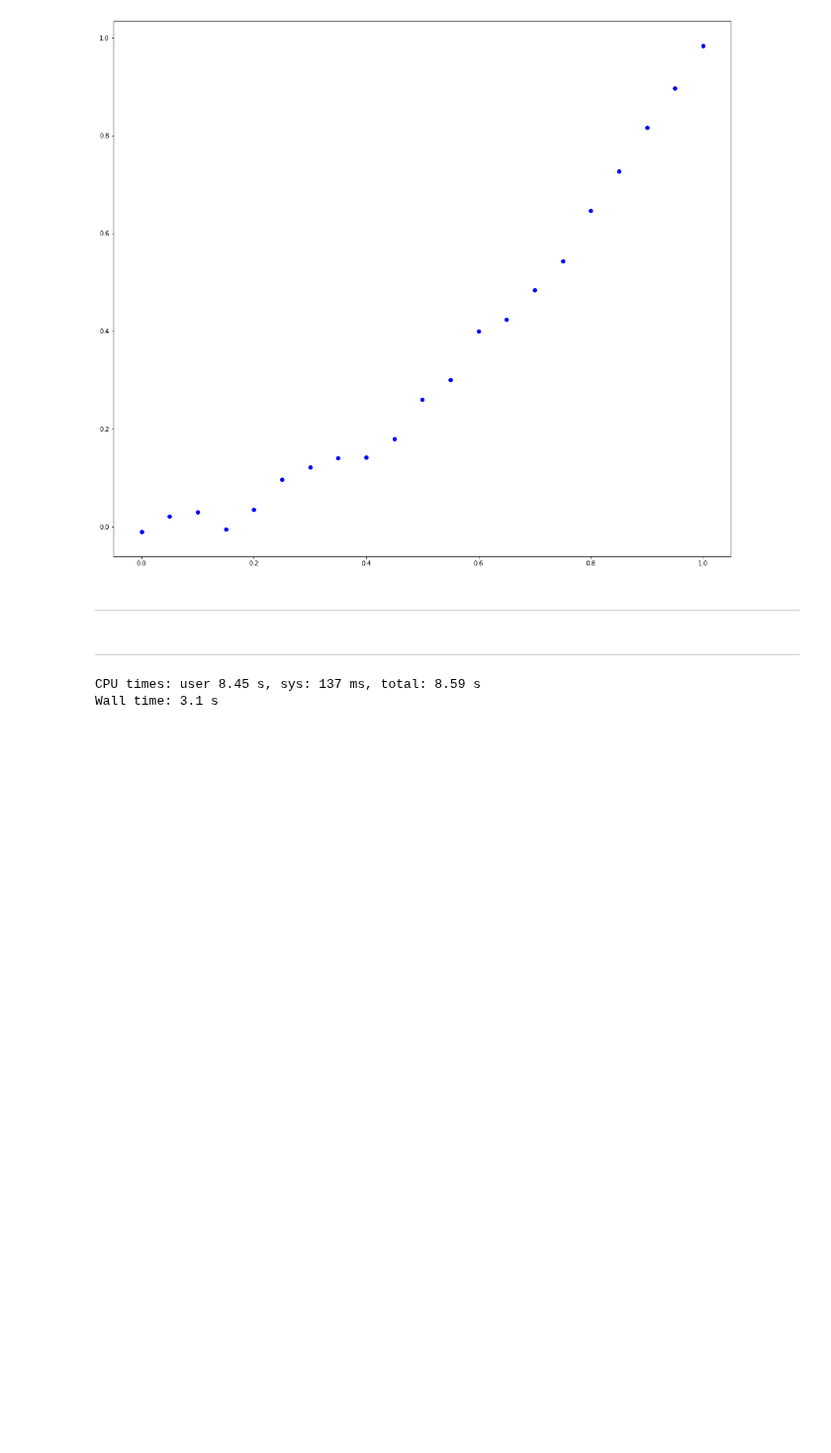
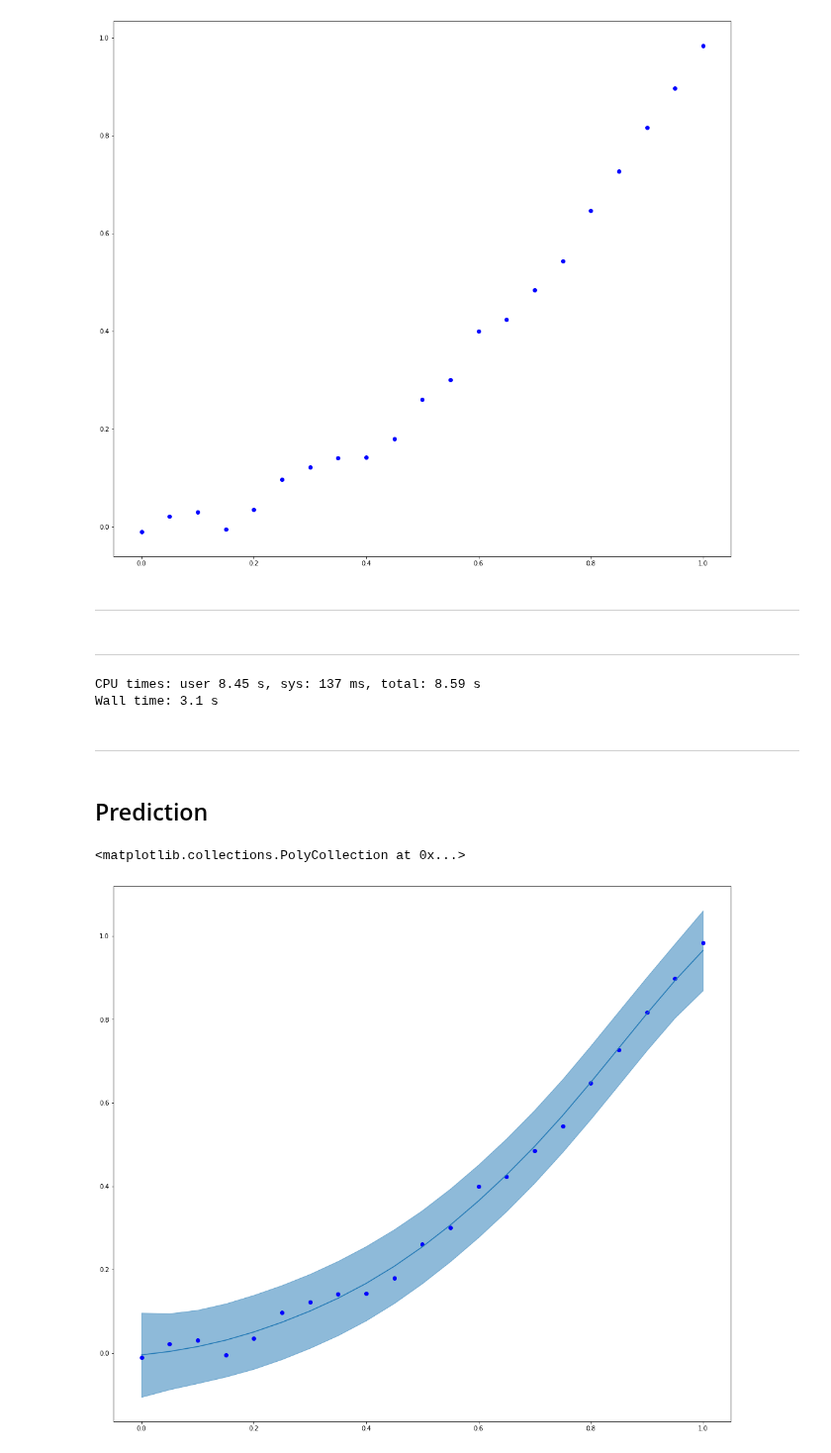
Before and after one commit to drclab/GP_VAE, a Jupyter notebook: drclab/Pyro/pyro.ipynb, the cells around one changed output. Shown at 99% size. Drawn from its saved outputs; the diff is of its cells as text; code cells hidden in the pictures; blank space fills up the shorter version.

```diff
--- a/drclab/Pyro/pyro.ipynb
+++ b/drclab/Pyro/pyro.ipynb
@@ -79,3 +79,31 @@ def train(lr=0.01):
 # %% [output]
 CPU times: user 8.45 s, sys: 137 ms, total: 8.59 s
 Wall time: 3.1 s
+# %% [markdown]
+___
+# %% [markdown]
+## Prediction
+# %%
+fig, ax = plt.subplots(1, 1, figsize=(18,16))
+
+train_data, = ax.plot(train_x.cpu().numpy(), train_y.cpu().numpy(), "bo")
+
+model.eval()
+
+with torch.no_grad():
+    output = model.likelihood(model(train_x))
+
+mean = output.mean
+lower, upper = output.confidence_region()
+
+line, = ax.plot(train_x.cpu().numpy(), mean.detach().cpu().numpy())
+
+ax.fill_between(train_x.cpu().numpy(),
+                lower.detach().numpy(),
+                upper.detach().numpy(),
+                color = line.get_color(),
+                alpha = 0.5
+            )
+# %% [output]
+<matplotlib.collections.PolyCollection at 0x...>
+[figure, added]
```
